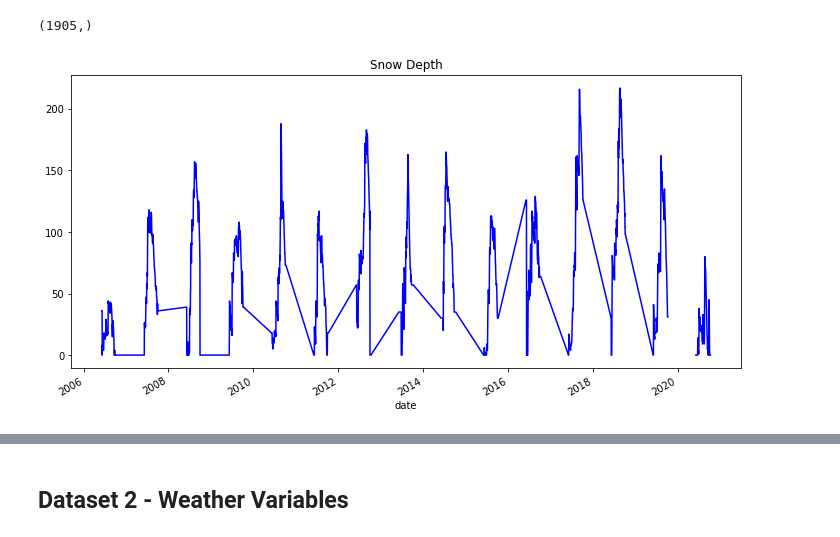
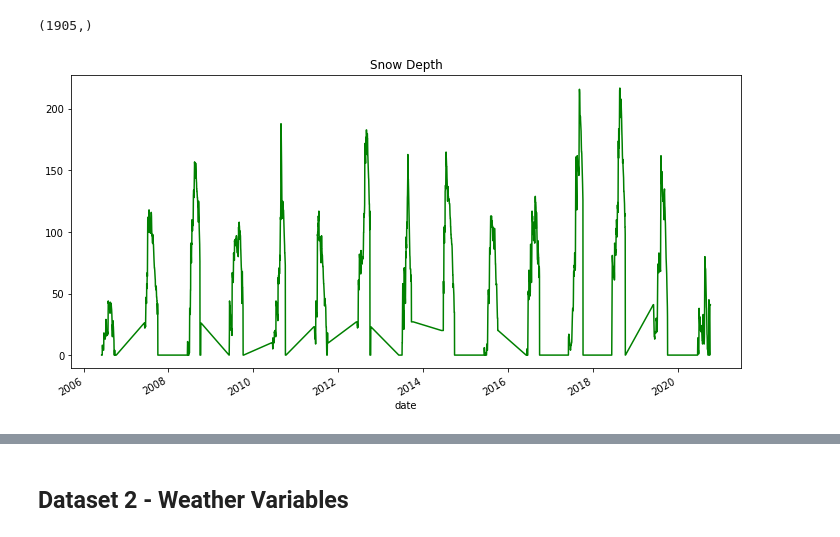
Before and after one commit to boffyd/UdacityML-Capstone, a Jupyter notebook: SnowForecast.ipynb, the cells around one changed output, grey strips where cells are left out. Drawn from its saved outputs; the diff is of its cells as text; code cells hidden in the pictures.

```diff
--- a/SnowForecast.ipynb
+++ b/SnowForecast.ipynb
@@ -104,3 +104,6 @@ snow_depth           float64
 month                  int64
 year                   int64
 dtype: object
+# %%
+snow.fillna(method='bfill', inplace=True)
+snow.isna().sum()
@@ -135,8 +165,8 @@ print(snow_df.shape)
 # %%
 # display the data
 plt.figure(figsize=(12,6))
 # all data points
-snow_df.plot(title='Snow Depth', color='blue')
+snow_df.plot(title='Snow Depth', color='green')
 plt.show()
 # %% [output]
-[figure, old version]
+[figure, new version]
```
Also changed, not shown: parts of 15 cells of this notebook.
